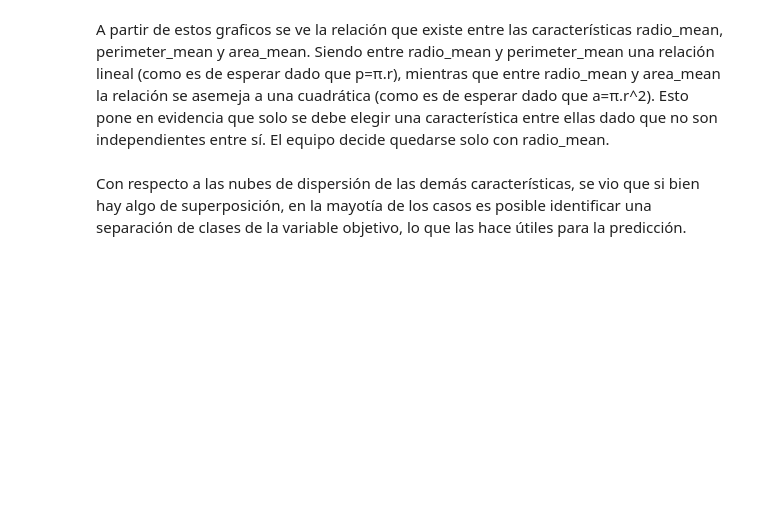
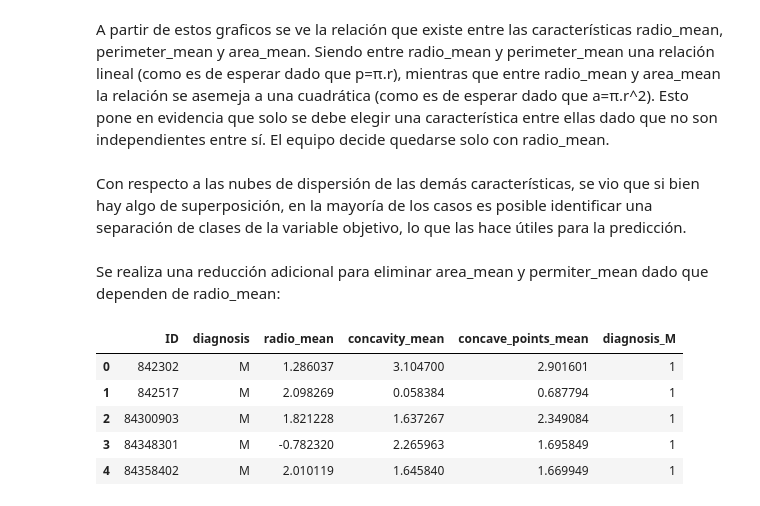
Before and after one commit to gusjrivas/TP_AdD, a Jupyter notebook: Scripts/analisis_data.ipynb, the cells around one changed output. Drawn from its saved outputs; the diff is of its cells as text; code cells hidden in the pictures; blank space fills up the shorter version.

```diff
--- a/Scripts/analisis_data.ipynb
+++ b/Scripts/analisis_data.ipynb
@@ -341,4 +344,6 @@ plt.show()
 
 A partir de estos graficos se ve la relación que existe entre las características radio_mean, perimeter_mean y area_mean. Siendo entre radio_mean y perimeter_mean una relación lineal (como es de esperar dado que p=π.r), mientras que entre radio_mean y area_mean la relación se asemeja a una cuadrática (como es de esperar dado que a=π.r^2). Esto pone en evidencia que solo se debe elegir una característica entre ellas dado que no son independientes entre sí. El equipo decide quedarse solo con radio_mean.
 # %% [markdown]
-Con respecto a las nubes de dispersión de las demás características, se vio que si bien hay algo de superposición, en la mayotía de los casos es posible identificar una separación de clases de la variable objetivo, lo que las hace útiles para la predicción.
+Con respecto a las nubes de dispersión de las demás características, se vio que si bien hay algo de superposición, en la mayoría de los casos es posible identificar una separación de clases de la variable objetivo, lo que las hace útiles para la predicción.
+# %% [markdown]
+Se realiza una reducción adicional para eliminar area_mean y permiter_mean dado que dependen de radio_mean:
@@ -344,0 +366,9 @@ Con respecto a las nubes de dispersión de las demás características, se vio q
+# %%
+df_reduced.head()
+# %% [output]
+|  | ID | diagnosis | radio_mean | concavity_mean | concave_points_mean | diagnosis_M |
+| 0 | 842302 | M | 1.286037 | 3.104700 | 2.901601 | 1 |
+| 1 | 842517 | M | 2.098269 | 0.058384 | 0.687794 | 1 |
+| 2 | 84300903 | M | 1.821228 | 1.637267 | 2.349084 | 1 |
+| 3 | 84348301 | M | -0.782320 | 2.265963 | 1.695849 | 1 |
+| 4 | 84358402 | M | 2.010119 | 1.645840 | 1.669949 | 1 |
```
Also changed, not shown: parts of 13 cells of this notebook, 3 other files.
